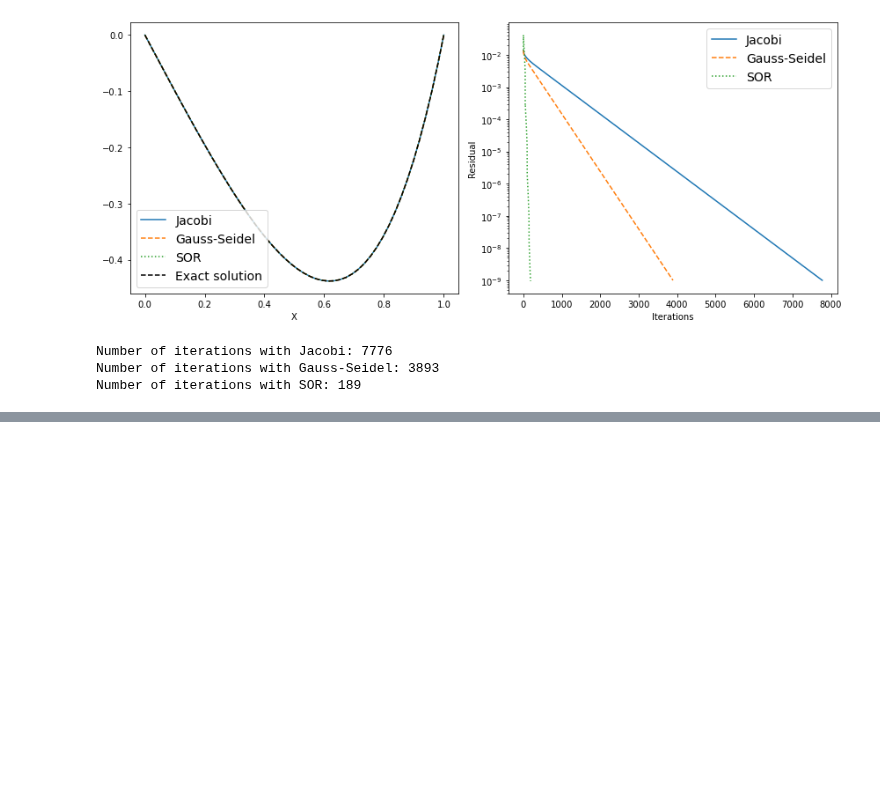
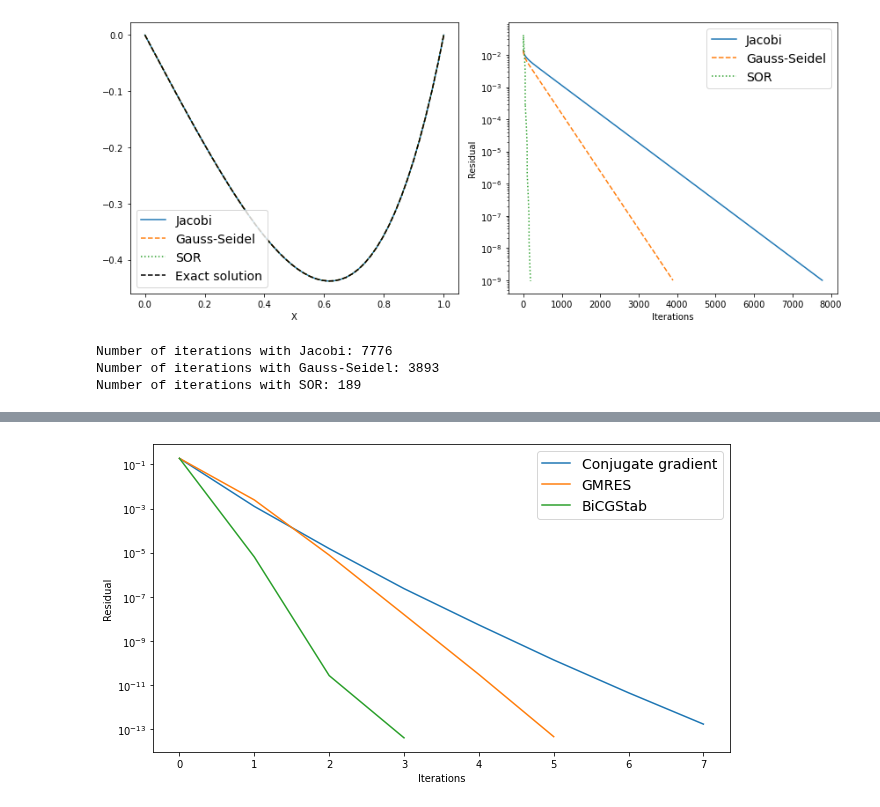
Before and after one commit to nordam/ComputationalPhysics, a Jupyter notebook: Notebooks/10 - Linear Algebra.ipynb, the cells around one changed output, grey strips where cells are left out. Drawn from its saved outputs; the diff is of its cells as text; code cells hidden in the pictures; blank space fills up the shorter version.

```diff
--- a/Notebooks/10 - Linear Algebra.ipynb
+++ b/Notebooks/10 - Linear Algebra.ipynb
@@ -1019,0 +1311,58 @@ Number of iterations with SOR: 189
+# %%
+# Below we try the same three methods, but this time with preconditioning
+# Note that we include the incomplete LU in the timing
+
+tol = 1e-12
+
+# Home-written conjugate gradient, see code above
+tic = time()
+ILU = spilu(csc_matrix(A))
+Minv = LinearOperator(A.shape, lambda x: ILU.solve(x))
+x_CG, info, res_CG = CG(A, b, x0, tol = tol, preconditioner=Minv)
+toc = time()
+print(f'Home-written conjugate gradient + preconditioning took {toc - tic:.5f} seconds')
+if info != 0:
+    print('Did not converge')
+print()
+
+# GMRES from scipy.sparse.linalg (using callback to keep track of residuals)
+callback = Callback(A, b, x0)
+tic = time()
+ILU = spilu(csc_matrix(A))
+Minv = LinearOperator(A.shape, lambda x: ILU.solve(x))
+x_GMRES, info = gmres(A, b, x0, tol = tol, M = Minv, callback=callback, callback_type = 'pr_norm')
+toc = time()
+res_gmres = callback.residuals
+print(f'GMRES from SciPy + preconditioning took {toc - tic:.5f} seconds')
+if info != 0:
+    print('Did not converge, info = ', info)
+print()
+
+# BiCGStab from scipy.sparse.linalg (using callback to keep track of residuals)
+callback = Callback(A, b, x0)
+tic = time()
+ILU = spilu(csc_matrix(A))
+Minv = LinearOperator(A.shape, lambda x: ILU.solve(x))
+x_bicgstab, info = bicgstab(A, b, x0, tol = tol, M = Minv, callback=callback)
+toc = time()
+res_bicgstab = callback.residuals
+print(f'BiCGStab from scipy + preconditioning took {toc - tic:.5f} seconds')
+if info != 0:
+    print('Did not converge, info = ', info)
+print()
+
+
+
+# Plot residuals
+fig = plt.figure(figsize = (9, 5))
+plt.plot(res_CG, label = 'Conjugate gradient')
+plt.plot(res_gmres, label = 'GMRES')
+plt.plot(res_bicgstab, label = 'BiCGStab')
+
+plt.yscale('log')
+#plt.xscale('log')
+plt.legend(fontsize = 14)
+plt.ylabel('Residual')
+plt.xlabel('Iterations')
+plt.tight_layout()
+# %% [output]
@@ -1019,0 +1374 @@ Number of iterations with SOR: 189
+[figure, added]
```
Also changed, not shown: parts of 37 cells of this notebook, 7 other files.
